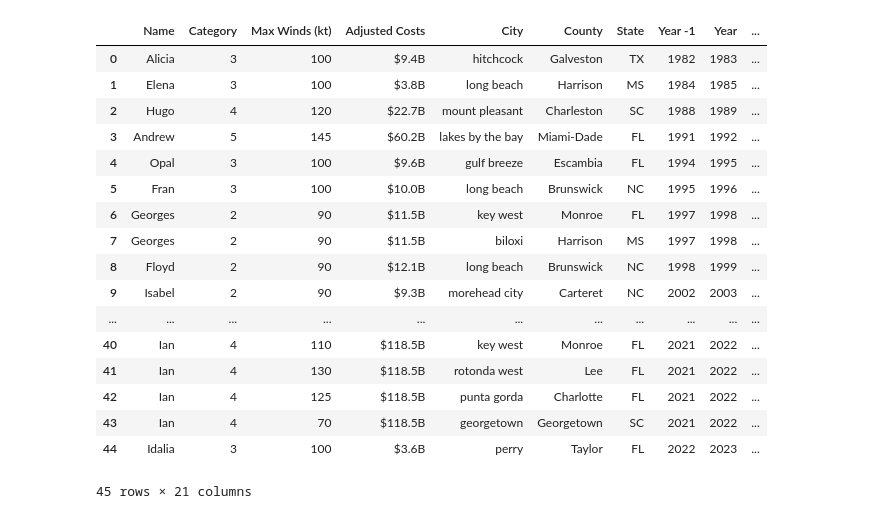
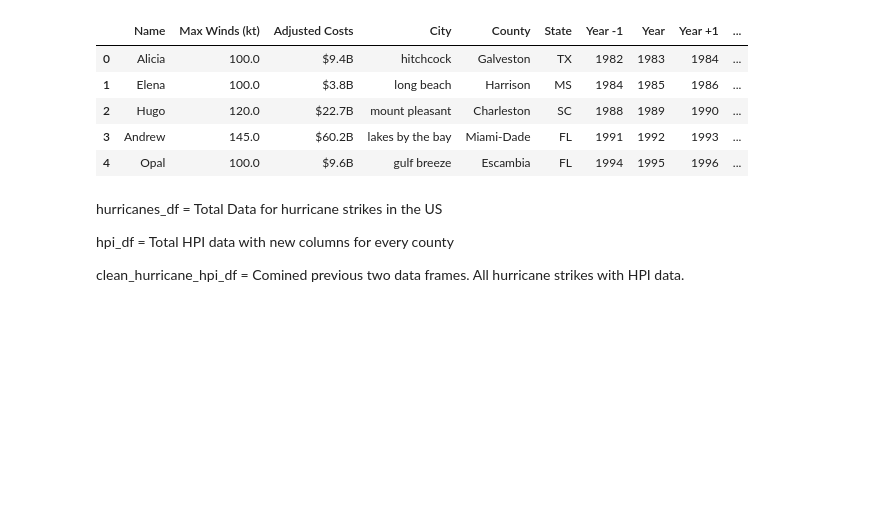
Before and after one commit to chrisadamsv/Dream-Team-Project1, a Jupyter notebook: Project_Data/Group 4 Project 1 MAIN.ipynb, the cells around one changed output. Drawn from its saved outputs; the diff is of its cells as text; code cells hidden in the pictures; blank space fills up the shorter version.

```diff
--- a/Project_Data/Group 4 Project 1 MAIN.ipynb
+++ b/Project_Data/Group 4 Project 1 MAIN.ipynb
@@ -137,11 +138,11 @@ cities= []
 lat_lngs2= []
 
 #Convert Lat and Long to a float
-landfall_df['Longitude'] = landfall_df['Longitude'].astype(float)
-landfall_df['Latitude'] = landfall_df['Latitude'].astype(float)
+hurricanes_df['Longitude'] = hurricanes_df['Longitude'].astype(float)
+hurricanes_df['Latitude'] = hurricanes_df['Latitude'].astype(float)
 
 #Add lattitude and longitude values to list
-lat_lngs2 = landfall_df[['Latitude','Longitude']].values.tolist()
+lat_lngs2 = hurricanes_df[['Latitude','Longitude']].values.tolist()
 
 #Loop through lat_lng list to pull cities names with citipy
 for lat_lng2 in lat_lngs2:
@@ -149,6 +150,6 @@ for lat_lng2 in lat_lngs2:
     cities.append(city)
 
 #Add city names to dataframe
-landfall_df['City'] =cities
-landfall_df.head()
+hurricanes_df['City'] =cities
+hurricanes_df.head()
 # %% [output]
@@ -161,6 +162,6 @@ landfall_df.head()
 # %%
-#Remove "County" from county column
-landfall_df['County'] = landfall_df['County'].str.replace(' County','')
-landfall_df['County'] = landfall_df['County'].str.replace(' Parish','')
-landfall_df.head()
+#Remove "County" amd "Parish" from county column
+hurricanes_df['County'] = hurricanes_df['County'].str.replace(' County','')
+hurricanes_df['County'] = hurricanes_df['County'].str.replace(' Parish','')
+hurricanes_df.head()
 # %% [output]
@@ -198,6 +174,7 @@ merged_df.head()
 # %%
 #Upload HPI csv to dataframe
 hpi_df = pd.read_csv('Resources/hpi_county.csv')
+hpi_df.replace('.', "", inplace=True)
 hpi_df.head()
 # %% [output]
 |  | State | County | FIPS code | Year | Annual Change (%) | HPI | HPI with 1990 base | ... |
@@ -346,6 +341,6 @@ hpi_df.head()
 | 4 | AL | Autauga | 1001 | 1990 | -0.29 | 104.62 | 100.00 | ... |
 # %%
 #Merge HPI data with hurricane data
-complete_df = pd.merge(merged_df,hpi_df,on=['Year','County','State'])
-complete_df
+hurricane_hpi_df = pd.merge(hurricanes_df,hpi_df,on=['Year','County','State'],how='inner')
+hurricane_hpi_df.head()
 # %% [output]
@@ -370,26 +354,15 @@ complete_df
 # %%
 #Make a new dataframe with only relevant columns
-clean_df = complete_df[['Name','Category','Max Winds (kt)','Adjusted Costs','City','County','State',
-                        'Year -1','Year','Year +1','Year +2','Year +3',
-                        'Annual Change (%) -1','Annual Change (%)','Annual Change (%) +1','Annual Change (%) +2','Annual Change (%) +3',
-                        'HPI -1','HPI','HPI +2','HPI +3']]
-clean_df
+clean_hurricane_hpi_df = hurricane_hpi_df[['Name','Max Winds (kt)','Adjusted Costs','City','County','State',
+                        'Year -1','Year','Year +1','Year +2',
+                        'Annual Change (%) -1','Annual Change (%)','Annual Change (%) +1','Annual Change (%) +2',
+                        'HPI -1','HPI','HPI +1','HPI +2']]
+clean_hurricane_hpi_df = clean_hurricane_hpi_df[(clean_hurricane_hpi_df['Year'] < 2022) & (clean_hurricane_hpi_df['Year'] > 1980)]
+clean_hurricane_hpi_df.head()
 # %% [output]
-|  | Name | Category | Max Winds (kt) | Adjusted Costs | City | County | State | Year -1 | Year | ... |
-| 0 | Alicia | 3 | 100 | $9.4B | hitchcock | Galveston | TX | 1982 | 1983 | ... |
-| 1 | Elena | 3 | 100 | $3.8B | long beach | Harrison | MS | 1984 | 1985 | ... |
-| 2 | Hugo | 4 | 120 | $22.7B | mount pleasant | Charleston | SC | 1988 | 1989 | ... |
-| 3 | Andrew | 5 | 145 | $60.2B | lakes by the bay | Miami-Dade | FL | 1991 | 1992 | ... |
-| 4 | Opal | 3 | 100 | $9.6B | gulf breeze | Escambia | FL | 1994 | 1995 | ... |
-| 5 | Fran | 3 | 100 | $10.0B | long beach | Brunswick | NC | 1995 | 1996 | ... |
-| 6 | Georges | 2 | 90 | $11.5B | key west | Monroe | FL | 1997 | 1998 | ... |
-| 7 | Georges | 2 | 90 | $11.5B | biloxi | Harrison | MS | 1997 | 1998 | ... |
-| 8 | Floyd | 2 | 90 | $12.1B | long beach | Brunswick | NC | 1998 | 1999 | ... |
-| 9 | Isabel | 2 | 90 | $9.3B | morehead city | Carteret | NC | 2002 | 2003 | ... |
-| ... | ... | ... | ... | ... | ... | ... | ... | ... | ... | ... |
-| 40 | Ian | 4 | 110 | $118.5B | key west | Monroe | FL | 2021 | 2022 | ... |
-| 41 | Ian | 4 | 130 | $118.5B | rotonda west | Lee | FL | 2021 | 2022 | ... |
-| 42 | Ian | 4 | 125 | $118.5B | punta gorda | Charlotte | FL | 2021 | 2022 | ... |
-| 43 | Ian | 4 | 70 | $118.5B | georgetown | Georgetown | SC | 2021 | 2022 | ... |
-| 44 | Idalia | 3 | 100 | $3.6B | perry | Taylor | FL | 2022 | 2023 | ... |
+|  | Name | Max Winds (kt) | Adjusted Costs | City | County | State | Year -1 | Year | Year +1 | ... |
+| 0 | Alicia | 100.0 | $9.4B | hitchcock | Galveston | TX | 1982 | 1983 | 1984 | ... |
+| 1 | Elena | 100.0 | $3.8B | long beach | Harrison | MS | 1984 | 1985 | 1986 | ... |
+| 2 | Hugo | 120.0 | $22.7B | mount pleasant | Charleston | SC | 1988 | 1989 | 1990 | ... |
+| 3 | Andrew | 145.0 | $60.2B | lakes by the bay | Miami-Dade | FL | 1991 | 1992 | 1993 | ... |
+| 4 | Opal | 100.0 | $9.6B | gulf breeze | Escambia | FL | 1994 | 1995 | 1996 | ... |
-45 rows × 21 columns
@@ -398,0 +378,6 @@ clean_df.to_csv('Output_CSVs/project_data.csv', index=False)
+# %% [markdown]
+hurricanes_df = Total Data for hurricane strikes in the US
+
+hpi_df = Total HPI data with new columns for every county
+
+clean_hurricane_hpi_df = Comined previous two data frames. All hurricane strikes with HPI data.
```
Also changed, not shown: parts of 20 cells of this notebook, 10 other files.
